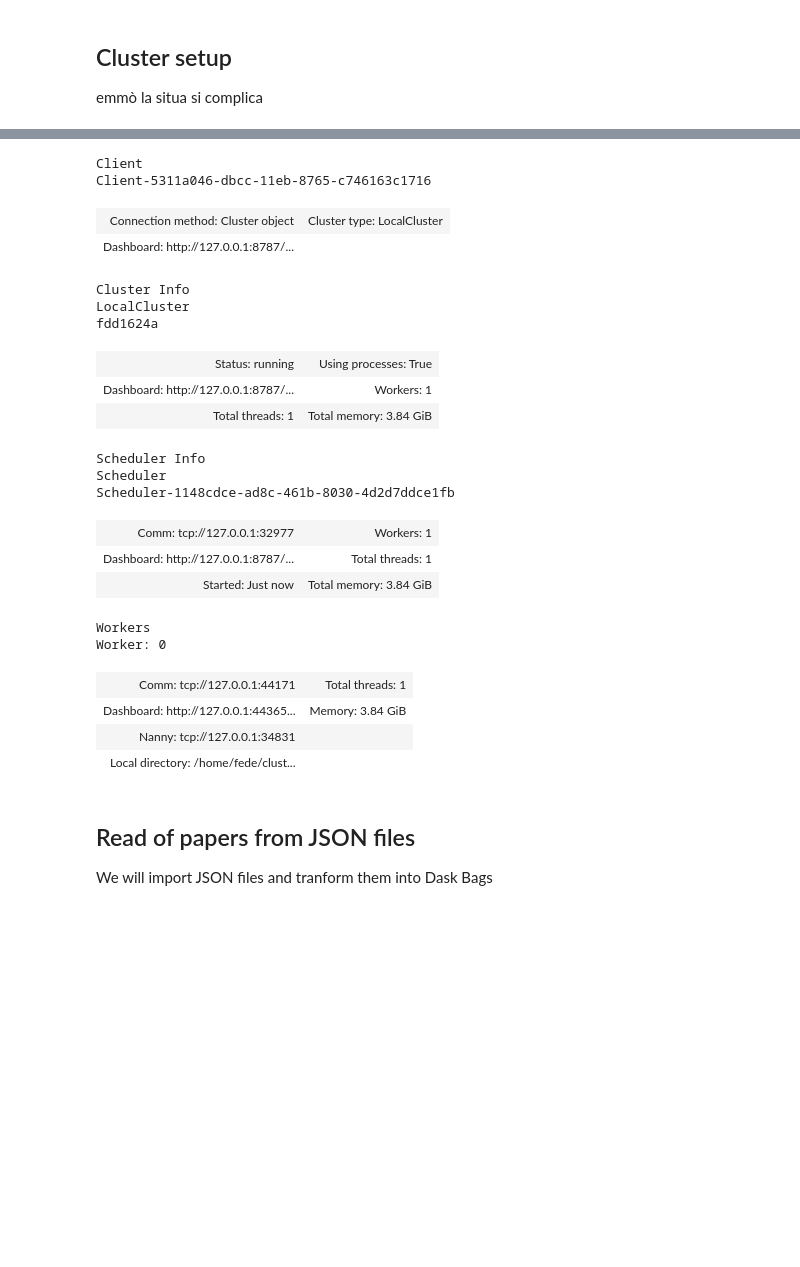
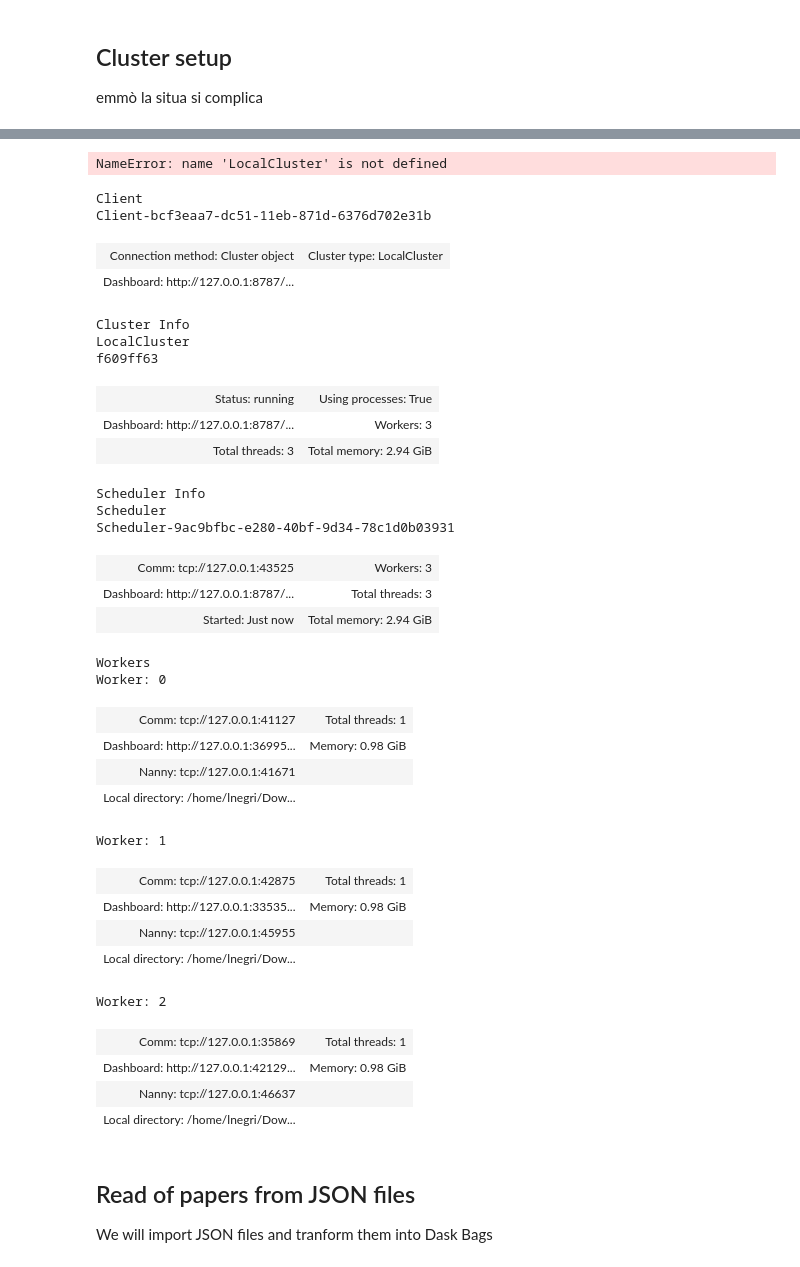
Before and after one commit to GhidoniR/Meta_Analysis_of_COVID_papers, a Jupyter notebook: COVID_project_notebook.ipynb, the cells around one changed output, grey strips where cells are left out. Cells and saved outputs as stored; diff of their text form; code cells hidden in the pictures; blank space fills up the shorter version.

```diff
--- a/COVID_project_notebook.ipynb
+++ b/COVID_project_notebook.ipynb
@@ -21,31 +42,46 @@ NameError: name 'client' is not defined
+# %%
+help(LocalCluster)
+# %% [output]
+NameError: name 'LocalCluster' is not defined
 # %%
-from dask.distributed import Client
+from dask.distributed import Client, LocalCluster
+cluster = LocalCluster(n_workers=3)
+client  = Client(cluster)
 #client = Client('localhost:8786')
-client = Client()
 client
 # %% [output]
 Client
-Client-5311a046-dbcc-11eb-8765-c746163c1716
+Client-bcf3eaa7-dc51-11eb-871d-6376d702e31b
 | Connection method: Cluster object | Cluster type: LocalCluster |
 | Dashboard: http://127.0.0.1:8787/... |  |
 Cluster Info
 LocalCluster
-fdd1624a
+f609ff63
 | Status: running | Using processes: True |
-| Dashboard: http://127.0.0.1:8787/... | Workers: 1 |
-| Total threads: 1 | Total memory: 3.84 GiB |
+| Dashboard: http://127.0.0.1:8787/... | Workers: 3 |
+| Total threads: 3 | Total memory: 2.94 GiB |
 Scheduler Info
 Scheduler
-Scheduler-1148cdce-ad8c-461b-8030-4d2d7ddce1fb
+Scheduler-9ac9bfbc-e280-40bf-9d34-78c1d0b03931
-| Comm: tcp://127.0.0.1:32977 | Workers: 1 |
-| Dashboard: http://127.0.0.1:8787/... | Total threads: 1 |
-| Started: Just now | Total memory: 3.84 GiB |
+| Comm: tcp://127.0.0.1:43525 | Workers: 3 |
+| Dashboard: http://127.0.0.1:8787/... | Total threads: 3 |
+| Started: Just now | Total memory: 2.94 GiB |
 Workers
 Worker: 0
-| Comm: tcp://127.0.0.1:44171 | Total threads: 1 |
-| Dashboard: http://127.0.0.1:44365... | Memory: 3.84 GiB |
-| Nanny: tcp://127.0.0.1:34831 |  |
-| Local directory: /home/fede/clust... |  |
+| Comm: tcp://127.0.0.1:41127 | Total threads: 1 |
+| Dashboard: http://127.0.0.1:36995... | Memory: 0.98 GiB |
+| Nanny: tcp://127.0.0.1:41671 |  |
+| Local directory: /home/lnegri/Dow... |  |
+Worker: 1
+| Comm: tcp://127.0.0.1:42875 | Total threads: 1 |
+| Dashboard: http://127.0.0.1:33535... | Memory: 0.98 GiB |
+| Nanny: tcp://127.0.0.1:45955 |  |
+| Local directory: /home/lnegri/Dow... |  |
+Worker: 2
+| Comm: tcp://127.0.0.1:35869 | Total threads: 1 |
+| Dashboard: http://127.0.0.1:42129... | Memory: 0.98 GiB |
+| Nanny: tcp://127.0.0.1:46637 |  |
+| Local directory: /home/lnegri/Dow... |  |
 # %% [markdown]
 ## Read of papers from JSON files
 
```
Also changed, not shown: parts of 27 cells of this notebook.
